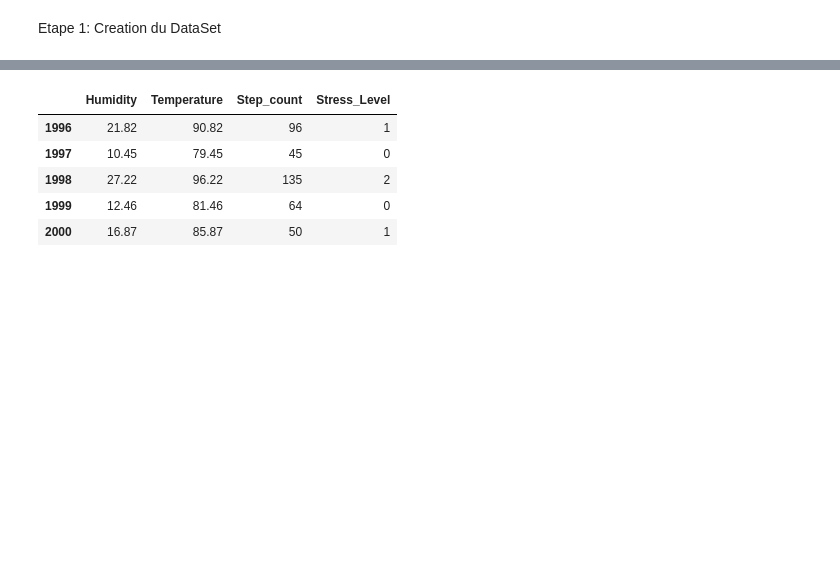
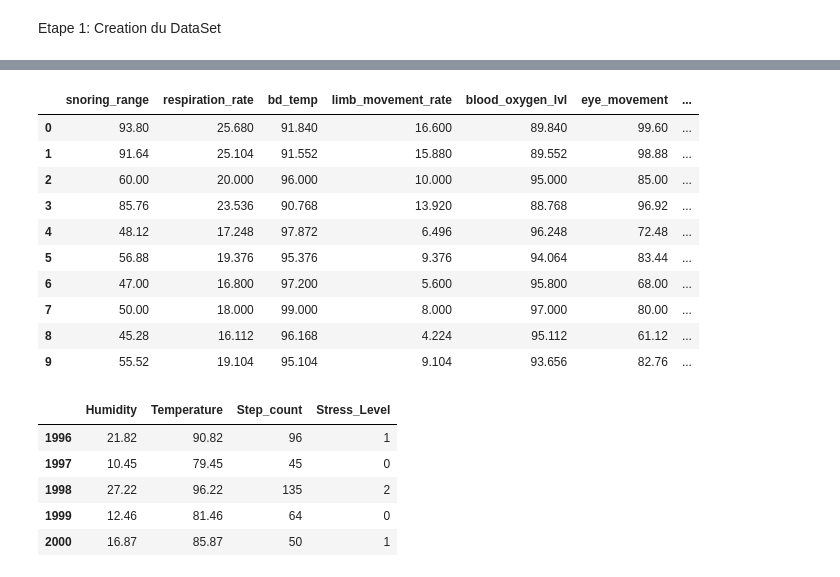
Before and after one commit to ydepledt/pie_project, a Jupyter notebook: pie_ml.ipynb, the cells around one changed output, grey strips where cells are left out. Cells and saved outputs as stored; diff of their text form; code cells hidden in the pictures; blank space fills up the shorter version.

```diff
--- a/pie_ml.ipynb
+++ b/pie_ml.ipynb
@@ -14,3 +72,17 @@ df_health.drop(["Occupation","Blood Pressure"], axis = 1, inplace=True)
+# %%
+df_sleep.iloc[:10]
+# %% [output]
+|  | snoring_range | respiration_rate | bd_temp | limb_movement_rate | blood_oxygen_lvl | eye_movement | ... |
+| 0 | 93.80 | 25.680 | 91.840 | 16.600 | 89.840 | 99.60 | ... |
+| 1 | 91.64 | 25.104 | 91.552 | 15.880 | 89.552 | 98.88 | ... |
+| 2 | 60.00 | 20.000 | 96.000 | 10.000 | 95.000 | 85.00 | ... |
+| 3 | 85.76 | 23.536 | 90.768 | 13.920 | 88.768 | 96.92 | ... |
+| 4 | 48.12 | 17.248 | 97.872 | 6.496 | 96.248 | 72.48 | ... |
+| 5 | 56.88 | 19.376 | 95.376 | 9.376 | 94.064 | 83.44 | ... |
+| 6 | 47.00 | 16.800 | 97.200 | 5.600 | 95.800 | 68.00 | ... |
+| 7 | 50.00 | 18.000 | 99.000 | 8.000 | 97.000 | 80.00 | ... |
+| 8 | 45.28 | 16.112 | 96.168 | 4.224 | 95.112 | 61.12 | ... |
+| 9 | 55.52 | 19.104 | 95.104 | 9.104 | 93.656 | 82.76 | ... |
 # %%
 df_3features.tail()
 # %% [output]
```
Also changed, not shown: parts of 6 cells of this notebook.
